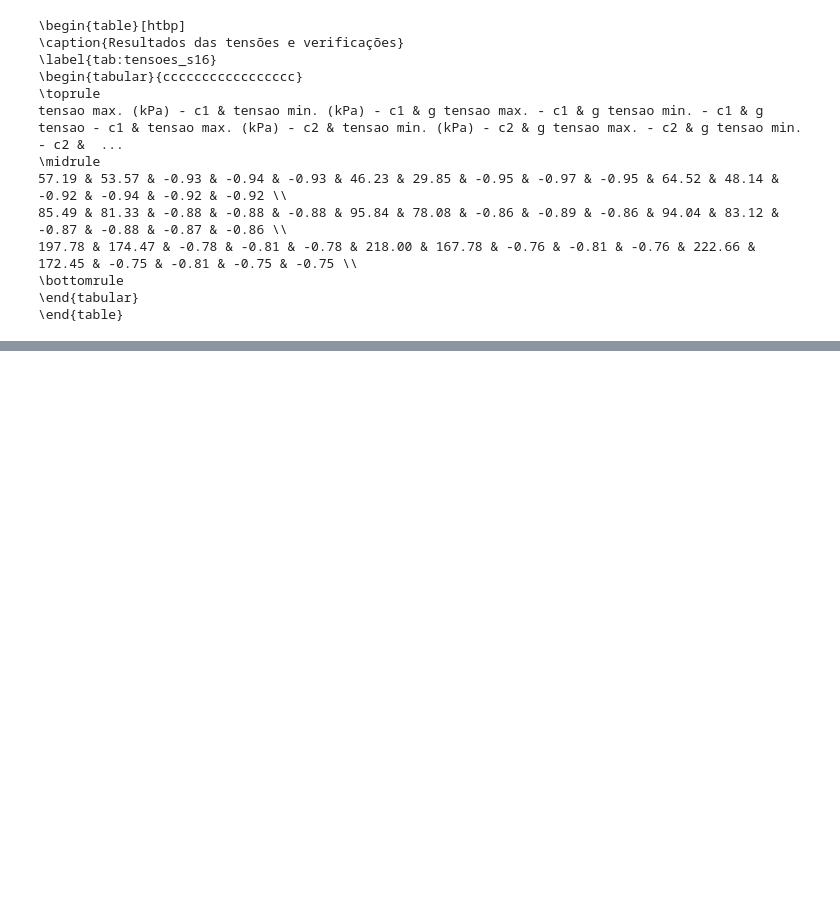
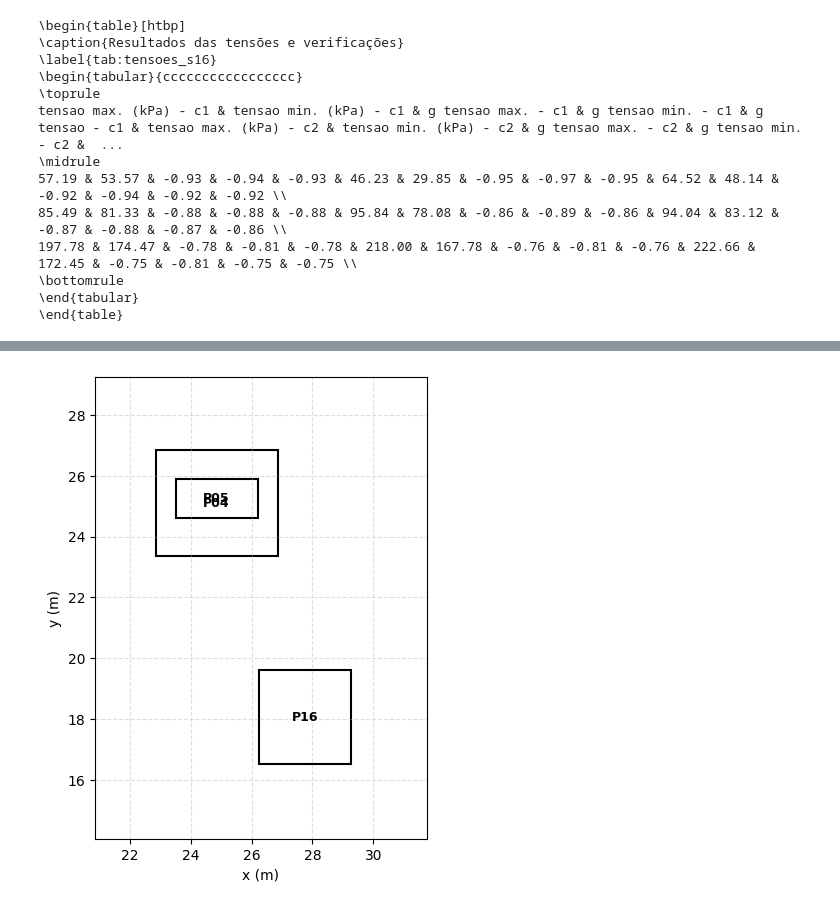
Before and after one commit to wmpjrufg/fundaai, a Jupyter notebook: testes_fo_filipe.ipynb, the cells around one changed output, grey strips where cells are left out. Drawn from its saved outputs; the diff is of its cells as text; code cells hidden in the pictures; blank space fills up the shorter version.

Commit message:
feat: inserção do teste com resultado para punção

```diff
--- a/testes_fo_filipe.ipynb
+++ b/testes_fo_filipe.ipynb
@@ -16,7 +16,8 @@ x = [3., 3.1, 1.0, 4.0, 3.5, 1.0, 2.7, 1.30, 1.0]
 # %% [markdown]
 # Carregando dados
 # %%
-df = pd.read_excel(r"/home/wmpjrufg/Documents/fundaIA/assets/toy_problem.xlsx") # Prof. Wanderlei
+# df = pd.read_excel(r"/home/wmpjrufg/Documents/fundaIA/assets/toy_problem.xlsx") # Prof. Wanderlei
+df = pd.read_excel(r"assets/toy_problem.xlsx") # Filipe Amaral
 n_comb = 3
 f_ck = 25000
 cob_m = 0.04
@@ -105,0 +135,68 @@ tensao max. (kPa) - c1 & tensao min. (kPa) - c1 & g tensao max. - c1 & g tensao
+# %%
+import matplotlib.pyplot as plt
+from matplotlib.patches import Rectangle
+
+
+def plot_elementos_fundacao(df_res, label_col="Elemento"):
+    """
+    Desenha os elementos de fundação no plano cartesiano
+    a partir de df_res (saída do obj_teste).
+
+    Parâmetros
+    ----------
+    df_res : DataFrame
+        Deve conter:
+        - 'xg (m)', 'yg (m)'
+        - 'h_x (m)', 'h_y (m)'
+    label_col : str, opcional
+        Nome da coluna para identificação dos elementos
+    """
+
+    fig, ax = plt.subplots(figsize=(9, 6))
+    ax.set_aspect("equal", adjustable="box")
+    ax.set_xlabel("x (m)")
+    ax.set_ylabel("y (m)")
+    ax.grid(True, linestyle="--", alpha=0.4)
+
+    for _, r in df_res.iterrows():
+        x_inf = r["xg (m)"] - r["h_x (m)"] / 2
+        y_inf = r["yg (m)"] - r["h_y (m)"] / 2
+
+        sapata = Rectangle(
+            (x_inf, y_inf),
+            r["h_x (m)"],
+            r["h_y (m)"],
+            fill=False,
+            edgecolor="black",
+            linewidth=1.5,
+        )
+
+        ax.add_patch(sapata)
+
+        if label_col in df_res.columns:
+            ax.text(
+                r["xg (m)"],
+                r["yg (m)"],
+                str(r[label_col]),
+                ha="center",
+                va="center",
+                fontsize=9,
+                weight="bold",
+            )
+
+    # limites automáticos
+    margem = max(df_res["h_x (m)"].max(), df_res["h_y (m)"].max())
+    ax.set_xlim(
+        df_res["xg (m)"].min() - margem,
+        df_res["xg (m)"].max() + margem,
+    )
+    ax.set_ylim(
+        df_res["yg (m)"].min() - margem,
+        df_res["yg (m)"].max() + margem,
+    )
+
+    return fig, ax
+
+fig, ax = plot_elementos_fundacao(df_res)
+# %% [output]
+[figure, added]
```
Also changed, not shown: parts of 3 cells of this notebook.
